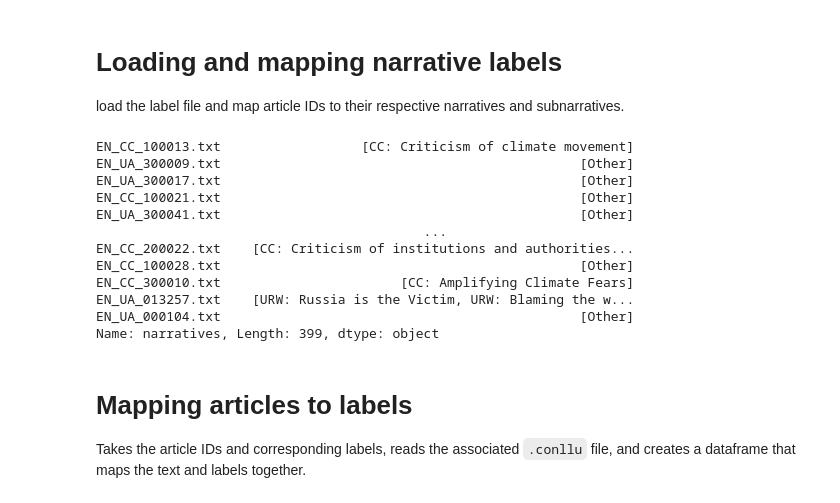
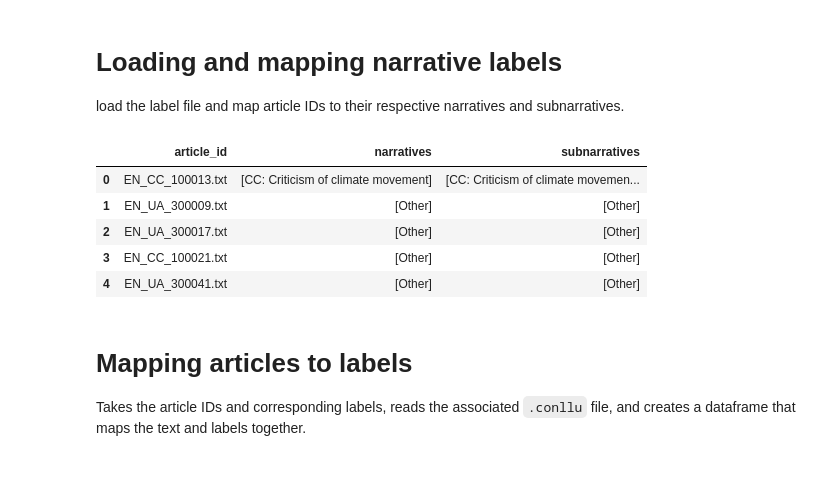
Before and after one commit to babiyivan/online-news-classification, a Jupyter notebook: notebooks/milestone2_improved_bert.ipynb, the cells around one changed output. Drawn from its saved outputs; the diff is of its cells as text; code cells hidden in the pictures; blank space fills up the shorter version.

```diff
--- a/notebooks/milestone2_improved_bert.ipynb
+++ b/notebooks/milestone2_improved_bert.ipynb
@@ -17,12 +17,13 @@ from sklearn.metrics import hamming_loss, f1_score, classification_report
 Here, we specify the target language and the paths to the raw and preprocessed data.
 We also unzip the raw dataset.
 # %%
-TARGET_LANG = 'EN'
+TARGET_LANG = ['EN', 'BG', 'PT', 'RU']
+
 RAW_DATASET_PATH = '../data/raw/target_4_December_release'
 PREPROCESSED_DATASET_PATH = '../data/preprocessed/preprocessed_target_4_December_release'
 
-LABELS_PATH = os.path.join(RAW_DATASET_PATH, TARGET_LANG, 'subtask-2-annotations.txt')
-INPUTS_PATH = os.path.join(PREPROCESSED_DATASET_PATH, TARGET_LANG)
+LABELS_PATH = [os.path.join(RAW_DATASET_PATH, lang, 'subtask-2-annotations.txt') for lang in TARGET_LANG]
+INPUTS_PATH = [os.path.join(PREPROCESSED_DATASET_PATH, lang) for lang in TARGET_LANG]
 
 with zipfile.ZipFile(RAW_DATASET_PATH + '.zip', 'r') as zip_ref:
     zip_ref.extractall(RAW_DATASET_PATH, pwd=b'narratives5202trainTHREE')
@@ -34,35 +35,38 @@ with zipfile.ZipFile(PREPROCESSED_DATASET_PATH + '.zip', 'r') as zip_ref:
 # Loading and mapping narrative labels
 load the label file and map article IDs to their respective narratives and subnarratives.
 # %%
-def load_and_map_labels(label_file_path):
-    labels_df = pd.read_csv(label_file_path, sep="\t", header=None, names=["article_id", "narratives", "subnarratives"])
+def load_and_map_labels(label_file_paths: list[str]):
+    all_labels = []
 
-    labels_mapping = {
-        row["article_id"]: {
-            "narratives": row["narratives"].split(";"),
-            "subnarratives": row["subnarratives"].split(";")
-        }
-        for _, row in labels_df.iterrows()
-    }
+    for label_file_path in label_file_paths:
+        labels_df = pd.read_csv(
+            label_file_path,
+            sep="\t",
+            header=None,
+            names=["article_id", "narratives", "subnarratives"]
+        )
 
-    return pd.DataFrame(labels_mapping).T
+        labels_df.head()
+
+        for _, row in labels_df.iterrows():
+            all_labels.append({
+                "article_id": row["article_id"],
+                "narratives": row["narratives"].split(";") if pd.notna(row["narratives"]) else [],
+                "subnarratives": row["subnarratives"].split(";") if pd.notna(row["subnarratives"]) else []
+            })
+
+    labels_mapping = pd.DataFrame(all_labels)
+    return labels_mapping
 
 labels = load_and_map_labels(LABELS_PATH)
 labels.head()
-labels["narratives"]
 # %% [output]
-EN_CC_100013.txt                  [CC: Criticism of climate movement]
-EN_UA_300009.txt                                              [Other]
-EN_UA_300017.txt                                              [Other]
-EN_CC_100021.txt                                              [Other]
-EN_UA_300041.txt                                              [Other]
-                                          ...
-EN_CC_200022.txt    [CC: Criticism of institutions and authorities...
-EN_CC_100028.txt                                              [Other]
-EN_CC_300010.txt                       [CC: Amplifying Climate Fears]
-EN_UA_013257.txt    [URW: Russia is the Victim, URW: Blaming the w...
-EN_UA_000104.txt                                              [Other]
-Name: narratives, Length: 399, dtype: object
+|  | article_id | narratives | subnarratives |
+| 0 | EN_CC_100013.txt | [CC: Criticism of climate movement] | [CC: Criticism of climate movemen... |
+| 1 | EN_UA_300009.txt | [Other] | [Other] |
+| 2 | EN_UA_300017.txt | [Other] | [Other] |
+| 3 | EN_CC_100021.txt | [Other] | [Other] |
+| 4 | EN_UA_300041.txt | [Other] | [Other] |
 # %% [markdown]
 # Mapping articles to labels
 Takes the article IDs and corresponding labels, reads the associated `.conllu` file, and creates a dataframe that maps the text and labels together.
```
Also changed, not shown: parts of 6 cells of this notebook, 1 other file.
